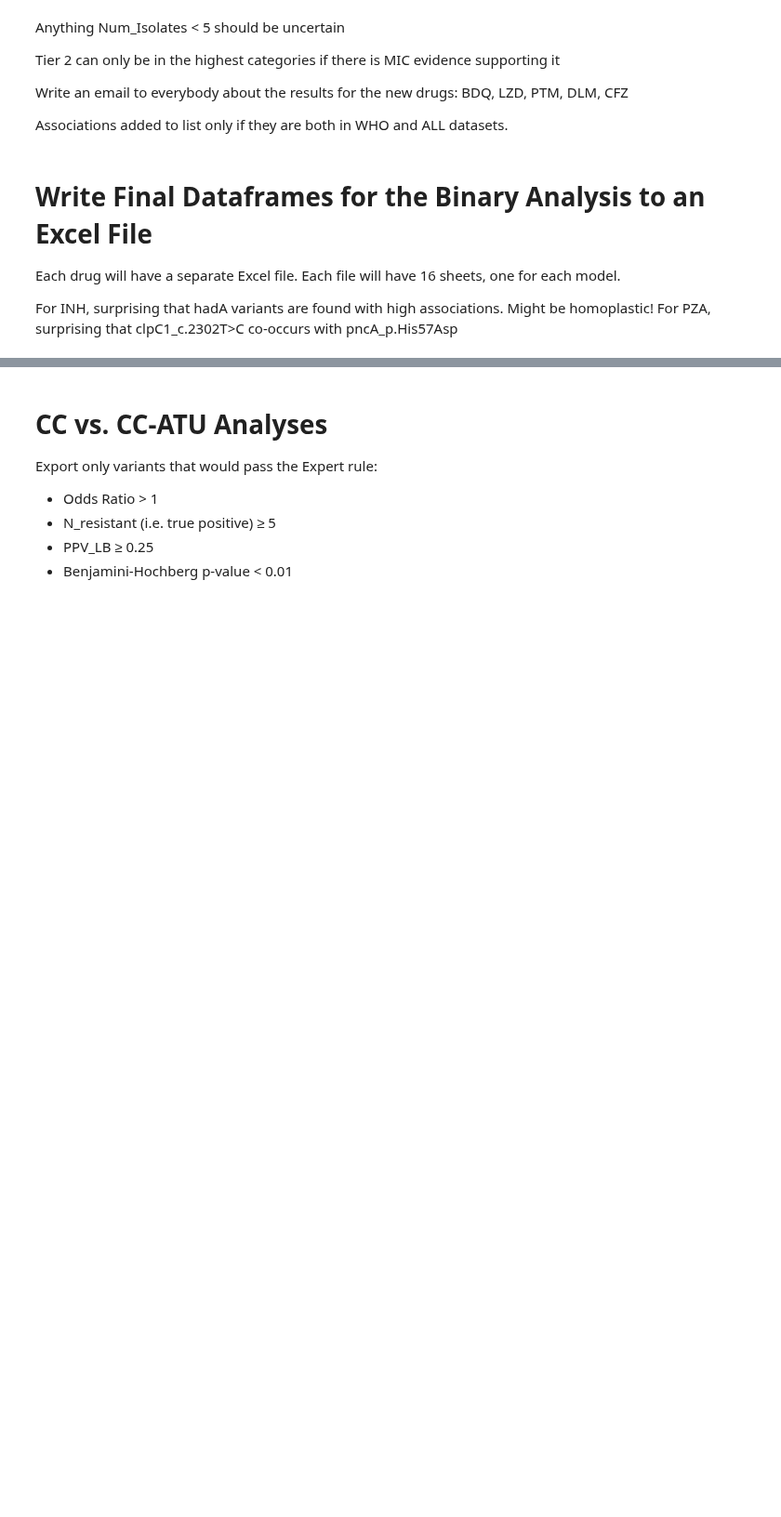
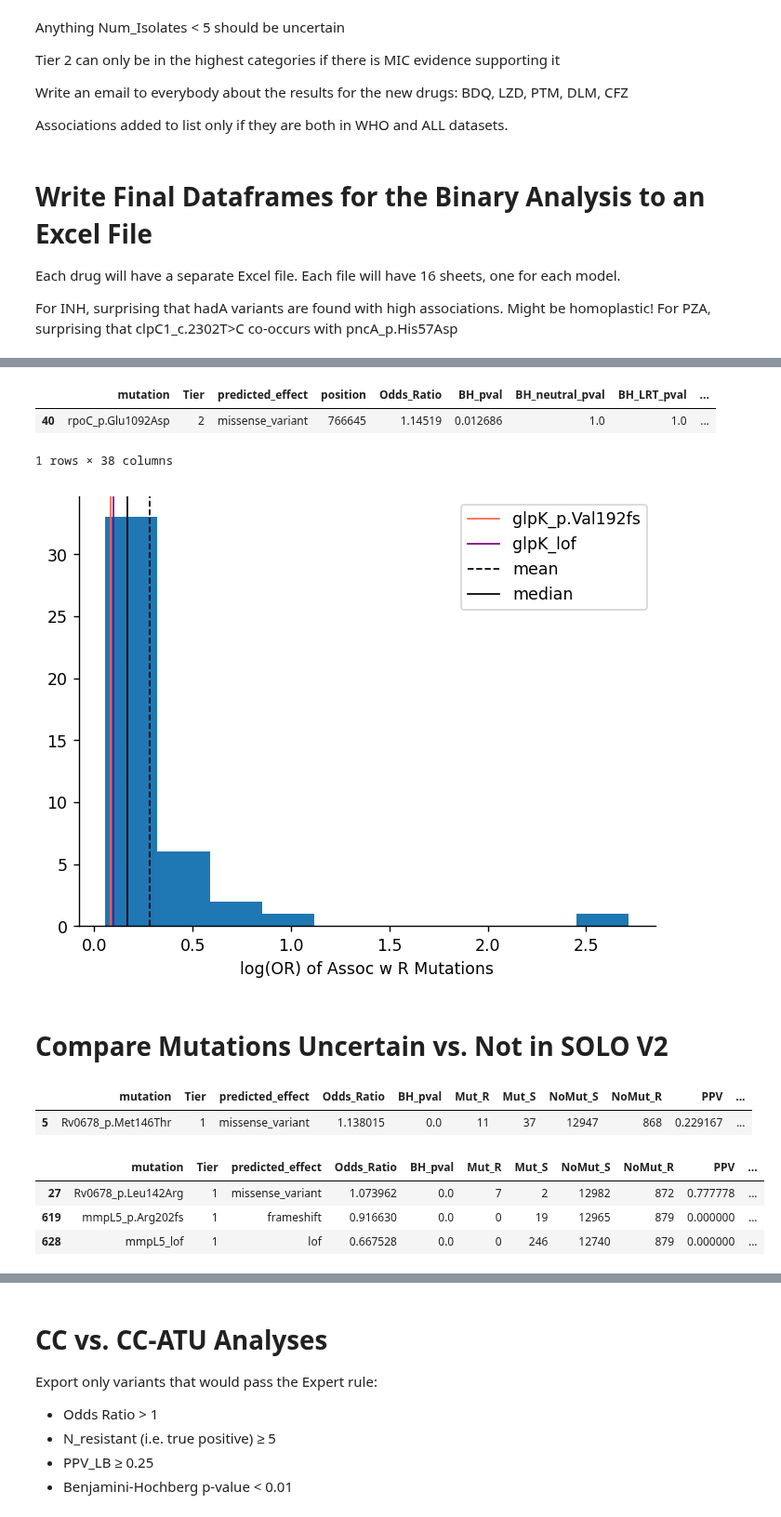
Before and after one commit to farhat-lab/who-analysis, a Jupyter notebook: analysis/analysis.ipynb, the cells around one changed output, grey strips where cells are left out. Shown at 93% size. Saved outputs shown, nothing was run; the diff lists cells and outputs as text; code cells hidden in the pictures; blank space fills up the shorter version.

```diff
--- a/analysis/analysis.ipynb
+++ b/analysis/analysis.ipynb
@@ -581,0 +1031,3 @@ with pd.ExcelWriter(f"../results/NewDrugs_ALL_results.xlsx") as file:
+# %%
+df = pd.read_csv("../results/FINAL/Rifampicin.csv")
+df.query("Tier==2 & regression_confidence=='Assoc w R - strict' & Initial_Confidence_Grading=='3) Uncertain significance'")
@@ -581,0 +1046,23 @@ with pd.ExcelWriter(f"../results/NewDrugs_ALL_results.xlsx") as file:
+# %%
+df.query("mutation=='rpoC_p.Glu1092Asp'")
+# %% [output]
+|  | mutation | Tier | predicted_effect | position | Odds_Ratio | BH_pval | BH_neutral_pval | BH_LRT_pval | ... |
+| 40 | rpoC_p.Glu1092Asp | 2 | missense_variant | 766645 | 1.14519 | 0.012686 | 1.0 | 1.0 | ... |
+1 rows × 38 columns
+# %%
+plt.hist(np.log(df.query("regression_confidence=='Assoc w R - strict'")["Odds_Ratio"]))
+
+width=1
+variant = 'glpK_p.Val192fs'
+plt.axvline(x=np.log(df.query("mutation==@variant")["Odds_Ratio"].values[0]), label=variant, color="tomato", linewidth=width)
+plt.axvline(x=np.log(df.query("mutation=='glpK_lof'")["Odds_Ratio"].values[0]), label='glpK_lof', color="purple", linewidth=width)
+plt.axvline(x=np.mean(np.log(df.query("regression_confidence=='Assoc w R - strict'")["Odds_Ratio"])), label="mean", color="black", linestyle='--', linewidth=width)
+plt.axvline(x=np.median(np.log(df.query("regression_confidence=='Assoc w R - strict'")["Odds_Ratio"])), label="median", color="black", linewidth=width)
+plt.legend()
+sns.despine()
+plt.xlabel("log(OR) of Assoc w R Mutations")
+plt.savefig("../results/glpK_OR.png", dpi=300)
+# %% [output]
+[figure, added]
+# %% [markdown]
+# Compare Mutations Uncertain vs. Not in SOLO V2
@@ -581,0 +1072,12 @@ with pd.ExcelWriter(f"../results/NewDrugs_ALL_results.xlsx") as file:
+# %%
+df.query("regression_confidence=='Uncertain' & Initial_Confidence_Grading in ['1) Assoc w R', '5) Not assoc w R']")[['mutation', 'Tier', 'predicted_effect', 'Odds_Ratio', 'BH_pval', 'Mut_R', 'Mut_S', 'NoMut_S', 'NoMut_R', 'PPV', 'NPV', 'regression_confidence', 'Initial_Confidence_Grading']]
+# %% [output]
+|  | mutation | Tier | predicted_effect | Odds_Ratio | BH_pval | Mut_R | Mut_S | NoMut_S | NoMut_R | PPV | ... |
+| 5 | Rv0678_p.Met146Thr | 1 | missense_variant | 1.138015 | 0.0 | 11 | 37 | 12947 | 868 | 0.229167 | ... |
+# %%
+df.query("regression_confidence.str.contains('strict') & Initial_Confidence_Grading == '3) Uncertain significance'")[['mutation', 'Tier', 'predicted_effect', 'Odds_Ratio', 'BH_pval', 'Mut_R', 'Mut_S', 'NoMut_S', 'NoMut_R', 'PPV', 'NPV', 'regression_confidence', 'Initial_Confidence_Grading']]
+# %% [output]
+|  | mutation | Tier | predicted_effect | Odds_Ratio | BH_pval | Mut_R | Mut_S | NoMut_S | NoMut_R | PPV | ... |
+| 27 | Rv0678_p.Leu142Arg | 1 | missense_variant | 1.073962 | 0.0 | 7 | 2 | 12982 | 872 | 0.777778 | ... |
+| 619 | mmpL5_p.Arg202fs | 1 | frameshift | 0.916630 | 0.0 | 0 | 19 | 12965 | 879 | 0.000000 | ... |
+| 628 | mmpL5_lof | 1 | lof | 0.667528 | 0.0 | 0 | 246 | 12740 | 879 | 0.000000 | ... |
```
Also changed, not shown: parts of 110 cells of this notebook, 37 other files.
